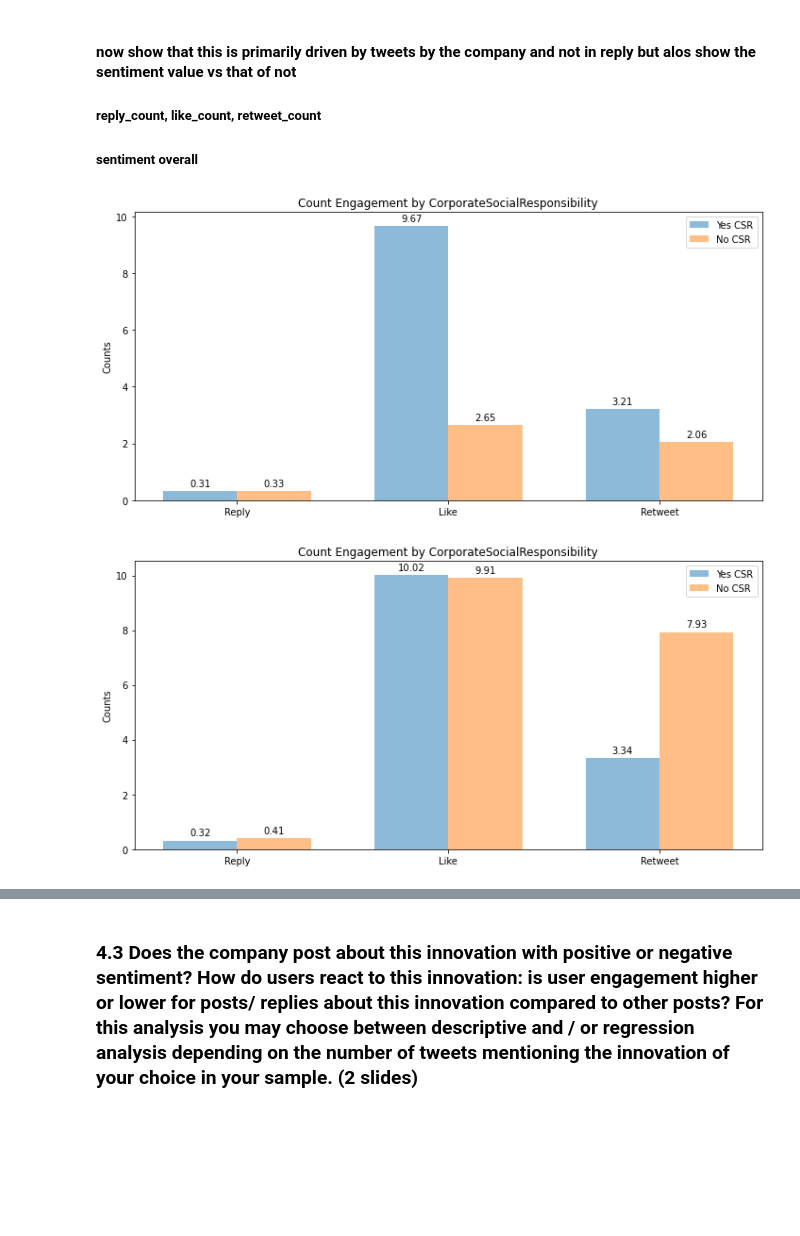
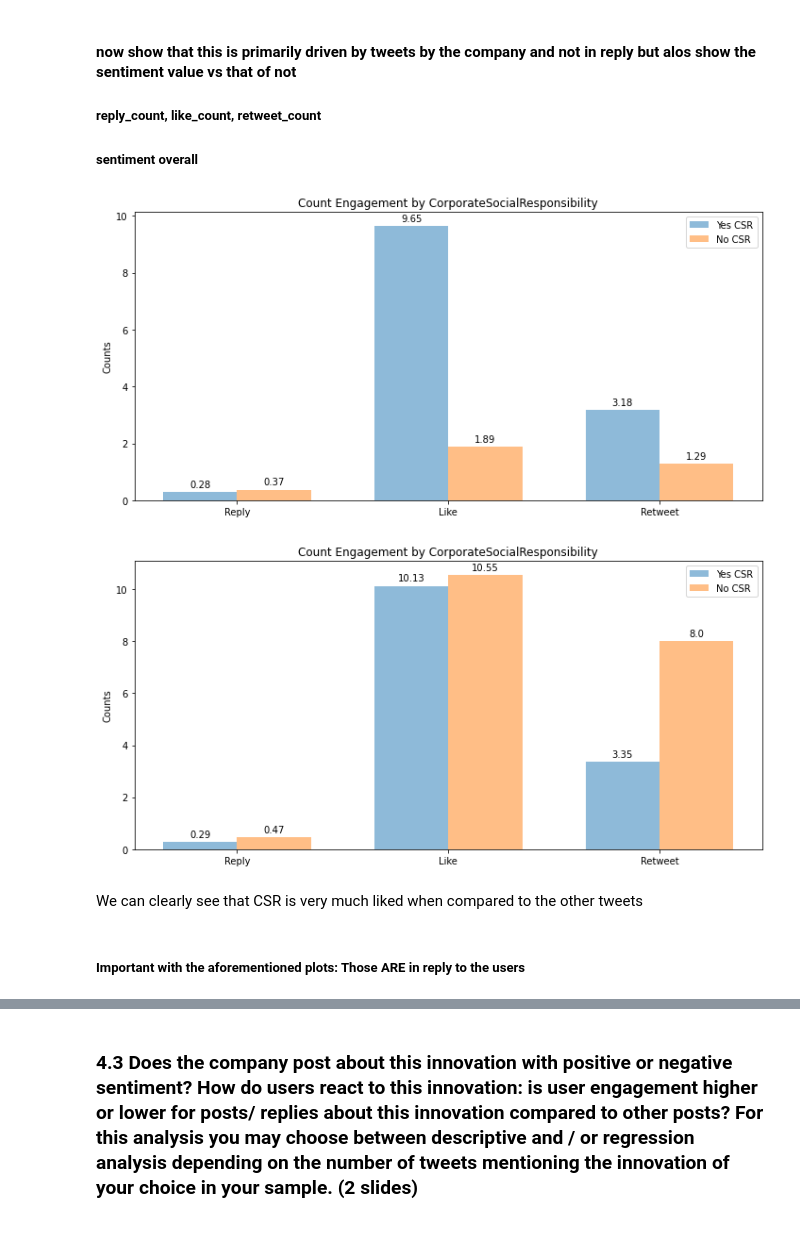
Before and after one commit to AngeloBarisano/Supply_Chain, a Jupyter notebook: Notebooks/workfile2.ipynb, the cells around one changed output, grey strips where cells are left out. Cells and saved outputs as stored; diff of their text form; code cells hidden in the pictures; blank space fills up the shorter version.

```diff
--- a/Notebooks/workfile2.ipynb
+++ b/Notebooks/workfile2.ipynb
@@ -122,12 +127,14 @@ df_input_accounts = None
 # add a simple dummy for JET companies or not
 df_tweets["JET"] = 0
 df_tweets.loc[
-    df_tweets.full_name.isin(["thuisbezorgd", "Just Eat Takeaway.com", "Just Eat UK"]),
+    df_tweets.full_name.isin(
+        ["Thuisbezorgd.nl", "thuisbezorgd", "Just Eat Takeaway.com", "Just Eat UK"]
+    ),
     "JET",
 ] = 1
 
 # remove all non english tweets
-df_tweets = df_tweets[df_tweets.lang == "en"]
+df_mergeddf_tweets = df_tweets[df_tweets.lang == "en"]
 
 df_tweets.reset_index(inplace=True, drop=True)
 # %%
@@ -2087,17 +2088,24 @@ len(
 # %% [markdown]
 ### 4.2 Out of all tweets of the sample, please, choose tweets which mention this innovation area, based on the dictionary approach. Perform a similar analysis as in point 3.1. What does the platform tweet about in tweets related to the chosen innovation? (1 slide)
 # %%
+df_merged["text_lower"] = df_merged.text.str.lower()
+
 corporate_social_responsiblity_sustaniblity_and_charity_idx = list(
     set(
-        list(df_merged[df_merged.text.str.contains("sustainable")].index)
-        + list(df_merged[df_merged.text.str.contains("waste")].index)
-        + list(df_merged[df_merged.text.str.contains("pollution")].index)
-        + list(df_merged[df_merged.text.str.contains("sustainability")].index)
-        + list(df_merged[df_merged.text.str.contains("plastic")].index)
-        + list(df_merged[df_merged.text.str.contains("organic")].index)
-        + list(df_merged[df_merged.text.str.contains("surplus")].index)
-        + list(df_merged[df_merged.text.str.contains("surplusfood")].index)
-        + list(df_merged[df_merged.text.str.contains("foodcycle")].index)
+        list(df_merged[df_merged.text_lower.str.contains("sustainable")].index)
+        + list(df_merged[df_merged.text_lower.str.contains("waste")].index)
+        + list(df_merged[df_merged.text_lower.str.contains("pollution")].index)
+        + list(df_merged[df_merged.text_lower.str.contains("sustainability")].index)
+        + list(df_merged[df_merged.text_lower.str.contains("plastic")].index)
+        + list(df_merged[df_merged.text_lower.str.contains("organic")].index)
+        + list(df_merged[df_merged.text_lower.str.contains("surplus")].index)
+        + list(df_merged[df_merged.text_lower.str.contains("surplusfood")].index)
+        + list(df_merged[df_merged.text_lower.str.contains("foodcycle")].index)
+        + list(df_merged[df_merged.text_lower.str.contains("environment")].index)
+        + list(df_merged[df_merged.text_lower.str.contains("renewable")].index)
+        + list(df_merged[df_merged.text_lower.str.contains("eco-friendly")].index)
+        + list(df_merged[df_merged.text_lower.str.contains("ecologic")].index)
+        + list(df_merged[df_merged.text_lower.str.contains("green energy")].index)
     )
 )
 # %%
@@ -2402,36 +2399,35 @@ rects1 = ax.bar(
 rects2 = ax.bar(x + width / 2, no_reply_like_retweet, width, label="No CSR", alpha=0.5)
 
 # Add some text for labels, title and custom x-axis tick labels, etc.
 ax.set_ylabel("Counts")
 ax.set_title("Count Engagement by CorporateSocialResponsibility")
 ax.set_xticks(x)
 
 ax.set_xticklabels(labels)
 ax.legend()
 
 
 def autolabel(rects):
-    """Attach a text label above each bar in *rects*, displaying its height."""
     for rect in rects:
         height = rect.get_height()
         ax.annotate(
             "{}".format(height),
             xy=(rect.get_x() + rect.get_width() / 2, height),
-            xytext=(0, 3),  # 3 points vertical offset
+            xytext=(0, 3),
             textcoords="offset points",
             ha="center",
             va="bottom",
         )
 
 
 autolabel(rects1)
 autolabel(rects2)
 
 fig.tight_layout()
 
 plt.show()
 # %% [output]
-[figure, old version]
+[figure, new version]
 # %%
 ### comparison of reply_count, like_count, retweet_count
 
@@ -2494,13 +2490,12 @@ ax.legend()
 
 
 def autolabel(rects):
-    """Attach a text label above each bar in *rects*, displaying its height."""
     for rect in rects:
         height = rect.get_height()
         ax.annotate(
             "{}".format(height),
             xy=(rect.get_x() + rect.get_width() / 2, height),
-            xytext=(0, 3),  # 3 points vertical offset
+            xytext=(0, 3),
             textcoords="offset points",
             ha="center",
             va="bottom",
@@ -2514,4 +2509,4 @@ fig.tight_layout()
 
 plt.show()
 # %% [output]
-[figure, old version]
+[figure, new version]
@@ -2519,0 +2513,4 @@ We can clearly see that CSR is very much liked when compared to the other tweets
+# %% [markdown]
+We can clearly see that CSR is very much liked when compared to the other tweets
+# %% [markdown]
+##### Important with the aforementioned plots: Those ARE in reply to the users
```
Also changed, not shown: parts of 93 cells of this notebook.
